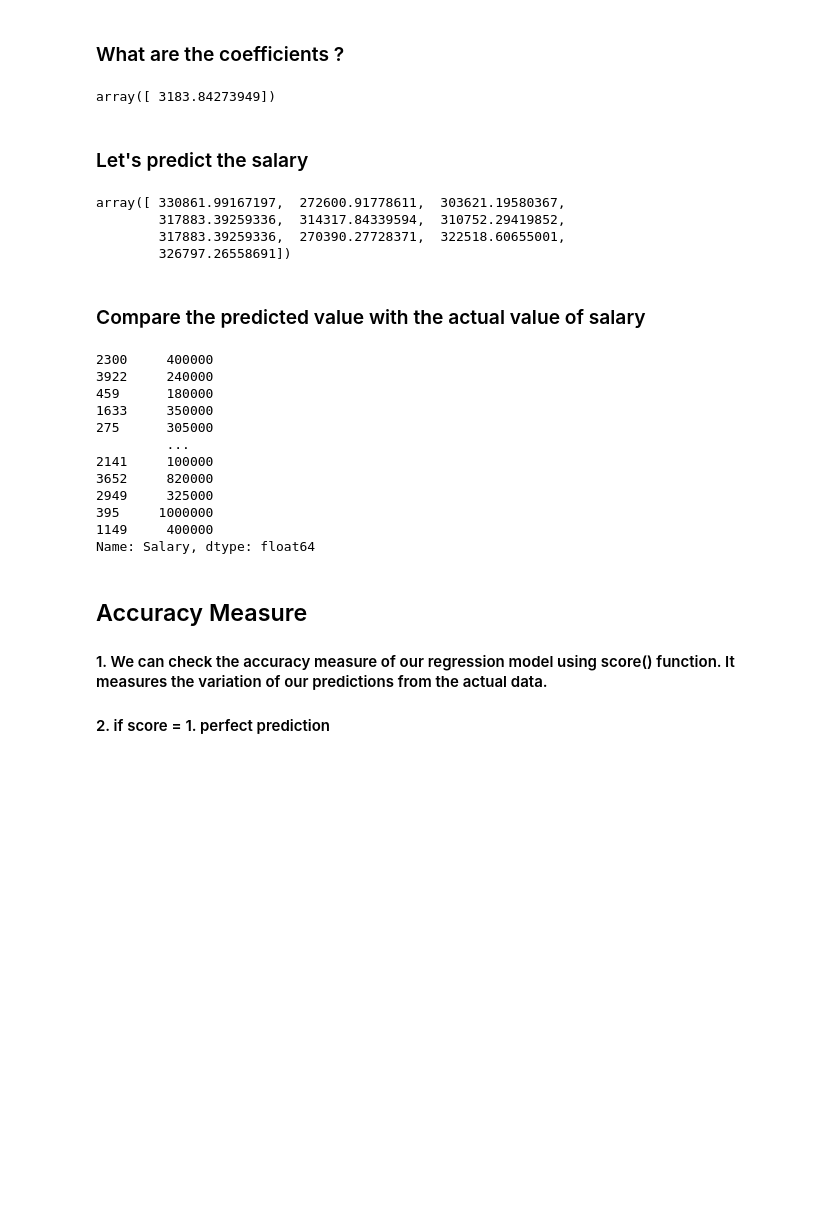
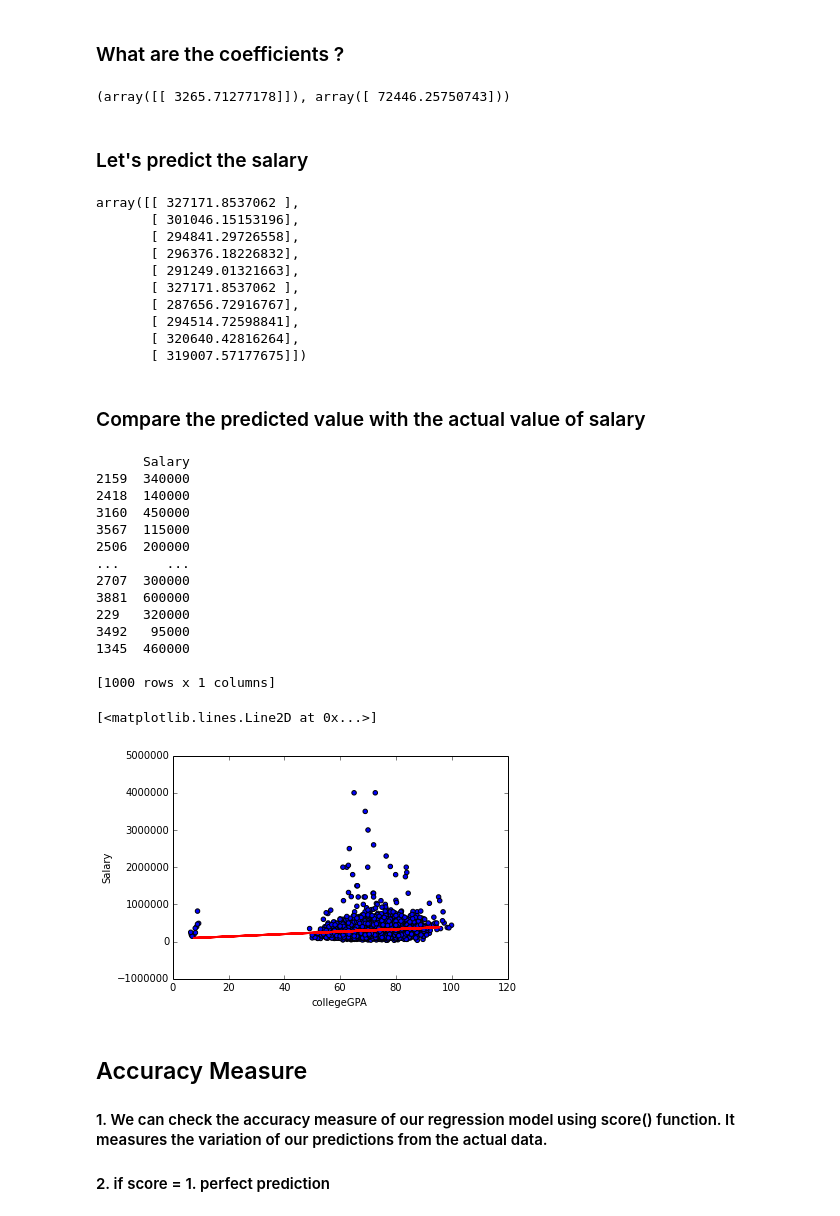
Before and after one commit to sijanonly/pandas-and-scikit-handson, a Jupyter notebook: pandas-handson/07. Scikit-learn - Regression.ipynb, the cells around one changed output. Saved outputs shown, nothing was run; the diff lists cells and outputs as text; code cells hidden in the pictures; blank space fills up the shorter version.

Commit message:
categorial data regression

```diff
--- a/pandas-handson/07. Scikit-learn - Regression.ipynb
+++ b/pandas-handson/07. Scikit-learn - Regression.ipynb
@@ -47,14 +47,16 @@ from sklearn.cross_validation import train_test_split
 from sklearn.linear_model import LinearRegression
 
 # Use only one feature : CollegeGPA
-labour_data_gpa = labour_data.loc[:, ['collegeGPA']]
+# labour_data_gpa = labour_data.loc[:, ['collegeGPA']] or labour_data[['collegeGPA']]
+labour_data_gpa = labour_data[['collegeGPA']]
 # salary as a dependent variable
-labour_data_salary = labour_data.loc[:, 'Salary']
+# labour_data_salary = labour_data.loc[:, 'Salary']
+labour_data_salary = labour_data[['Salary']]
 # Split the data into training/testing sets
 gpa_train, gpa_test, salary_train, salary_test = train_test_split(labour_data_gpa, labour_data_salary)
 
 # Create linear regression object
-regression = LinearRegression()
+regression = LinearRegression(fit_intercept = True)
 
 # Train the model using the training sets (first parameter is x )
 regression.fit(gpa_train, salary_train)
@@ -64,35 +66,53 @@ LinearRegression(copy_X=True, fit_intercept=True, n_jobs=1, normalize=False)
 # %% [markdown]
 ### What are the coefficients ?
 # %%
-regression.coef_
+regression.coef_, regression.intercept_
 # %% [output]
-array([ 3183.84273949])
+(array([[ 3265.71277178]]), array([ 72446.25750743]))
 # %% [markdown]
 ### Let's predict the salary
 # %%
-regression.predict(gpa_test)[:10]
+salary_predict = regression.predict(gpa_test)
+salary_predict[:10]
 # %% [output]
-array([ 330861.99167197,  272600.91778611,  303621.19580367,
-        317883.39259336,  314317.84339594,  310752.29419852,
-        317883.39259336,  270390.27728371,  322518.60655001,
-        326797.26558691])
+array([[ 327171.8537062 ],
+       [ 301046.15153196],
+       [ 294841.29726558],
+       [ 296376.18226832],
+       [ 291249.01321663],
+       [ 327171.8537062 ],
+       [ 287656.72916767],
+       [ 294514.72598841],
+       [ 320640.42816264],
+       [ 319007.57177675]])
 # %% [markdown]
 ### Compare the predicted value with the actual value of salary
 # %%
 salary_test
 # %% [output]
-2300     400000
-3922     240000
-459      180000
-1633     350000
-275      305000
-         ...
-2141     100000
-3652     820000
-2949     325000
-395     1000000
-1149     400000
-Name: Salary, dtype: float64
+      Salary
+2159  340000
+2418  140000
+3160  450000
+3567  115000
+2506  200000
+...      ...
+2707  300000
+3881  600000
+229   320000
+3492   95000
+1345  460000
+
+[1000 rows x 1 columns]
+# %%
+# first, plot the observed data
+labour_data.plot(kind='scatter', x='collegeGPA', y='Salary')
+
+# then, plot the least squares line
+plt.plot(gpa_test, salary_predict, c='red', linewidth=2)
+# %% [output]
+[<matplotlib.lines.Line2D at 0x...>]
+[figure, added]
 # %% [markdown]
 ## Accuracy Measure
 #### 1.  We can check the accuracy measure of our regression model using score() function. It measures the variation of our predictions from the actual data.
```
Also changed, not shown: parts of 15 cells of this notebook.
